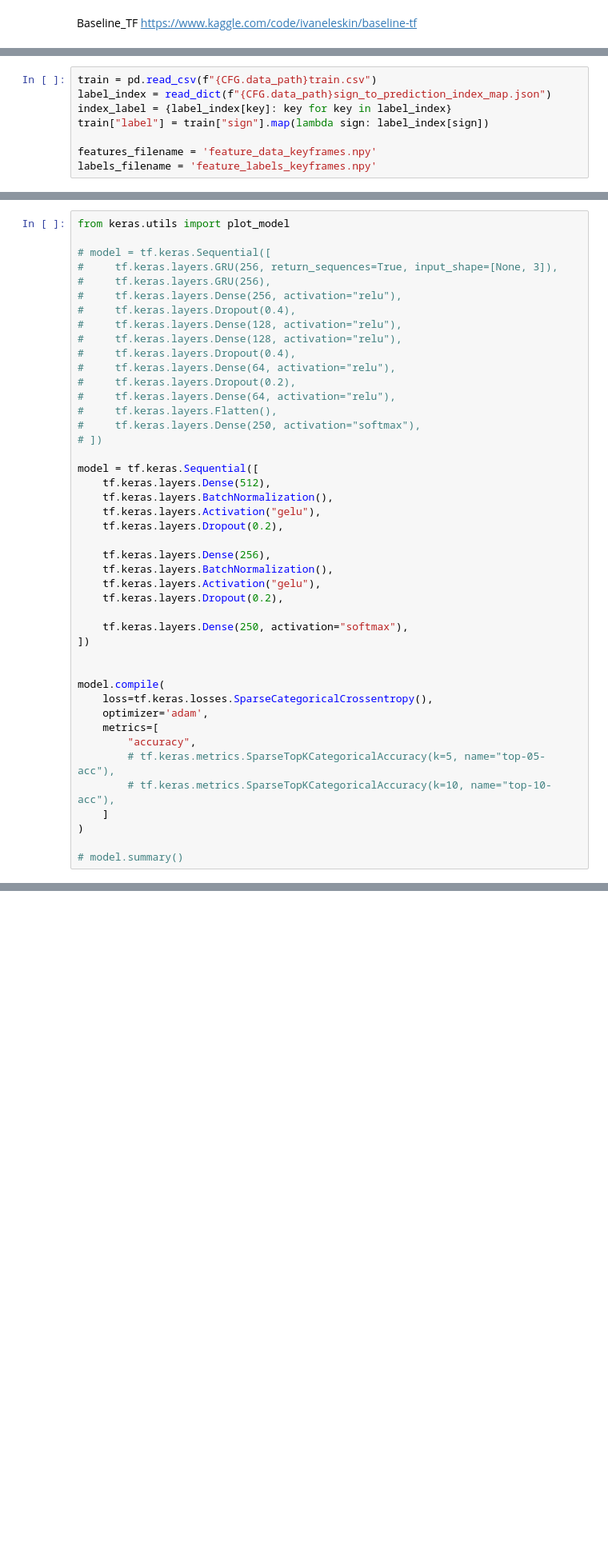
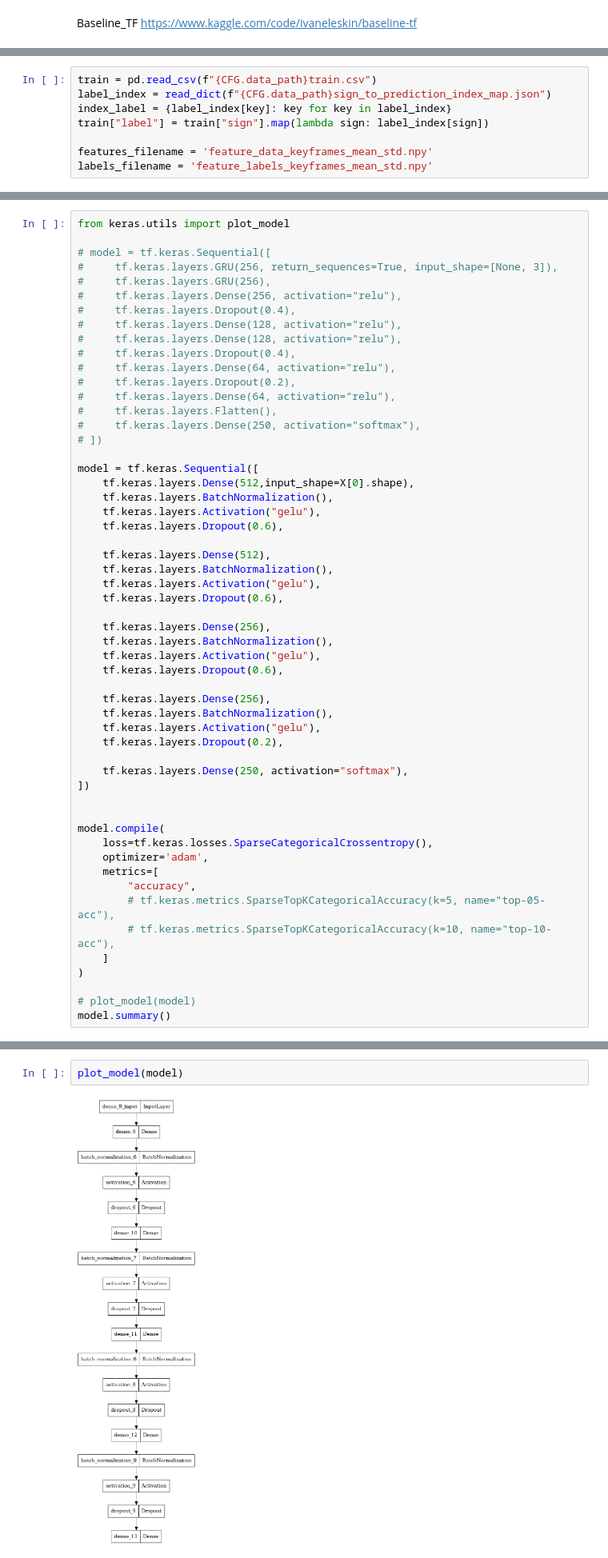
Before and after one commit to MrGeislinger/kaggle-asl-signs, a Jupyter notebook: baseline-GRU-Beefier-preprocess_v2.ipynb, the cells around one changed output, grey strips where cells are left out. Shown: that part at 80% size. Cells and saved outputs as stored; diff of their text form; blank space fills up the shorter version.

```diff
--- a/baseline-GRU-Beefier-preprocess_v2.ipynb
+++ b/baseline-GRU-Beefier-preprocess_v2.ipynb
@@ -84,6 +88,6 @@ label_index = read_dict(f"{CFG.data_path}sign_to_prediction_index_map.json")
 index_label = {label_index[key]: key for key in label_index}
 train["label"] = train["sign"].map(lambda sign: label_index[sign])
 
-features_filename = 'feature_data_keyframes.npy'
-labels_filename = 'feature_labels_keyframes.npy'
+features_filename = 'feature_data_keyframes_mean_std.npy'
+labels_filename = 'feature_labels_keyframes_mean_std.npy'
 # %%
@@ -211,10 +337,20 @@ from keras.utils import plot_model
 # ])
 
 model = tf.keras.Sequential([
+    tf.keras.layers.Dense(512,input_shape=X[0].shape),
+    tf.keras.layers.BatchNormalization(),
+    tf.keras.layers.Activation("gelu"),
+    tf.keras.layers.Dropout(0.6),
+
     tf.keras.layers.Dense(512),
     tf.keras.layers.BatchNormalization(),
     tf.keras.layers.Activation("gelu"),
-    tf.keras.layers.Dropout(0.2),
+    tf.keras.layers.Dropout(0.6),
+
+    tf.keras.layers.Dense(256),
+    tf.keras.layers.BatchNormalization(),
+    tf.keras.layers.Activation("gelu"),
+    tf.keras.layers.Dropout(0.6),
 
     tf.keras.layers.Dense(256),
     tf.keras.layers.BatchNormalization(),
@@ -235,4 +371,5 @@ model.compile(
     ]
 )
 
-# model.summary()
+# plot_model(model)
+model.summary()
@@ -239,3 +394,7 @@ model.compile(
+# %%
+plot_model(model)
+# %% [output]
+[figure, added]
 # %%
 X_train, X_val, y_train, y_val = train_test_split(X, y, test_size=0.2, random_state=27, stratify=y)
 
```
Also changed, not shown: parts of 19 cells of this notebook, 1 other file.
